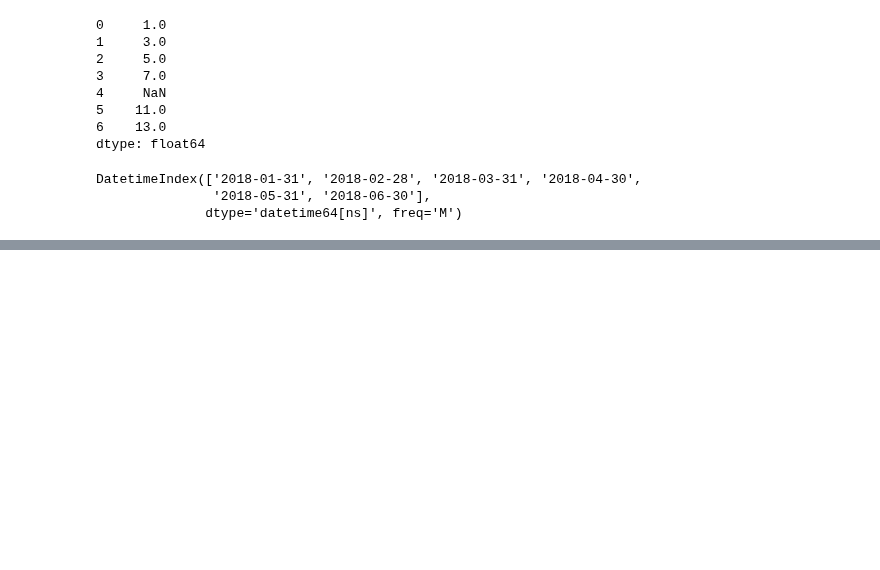
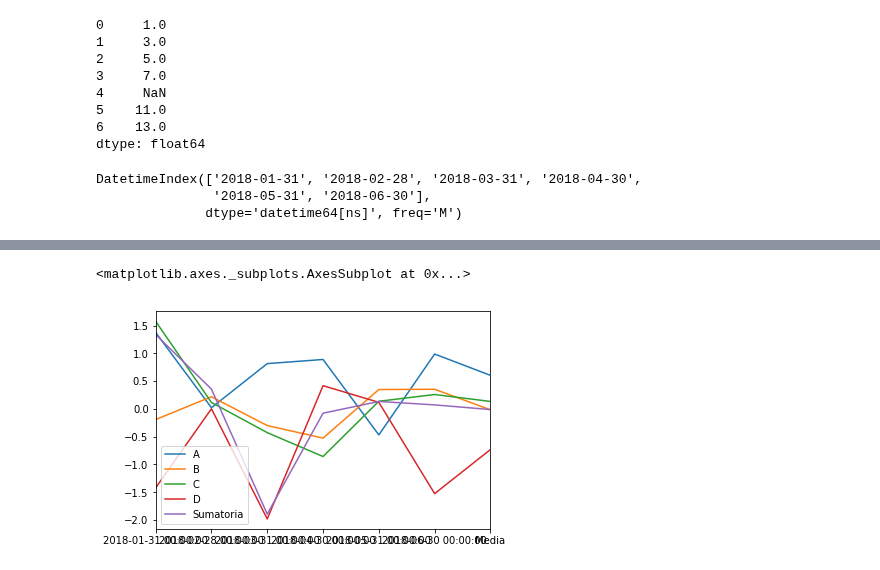
Before and after one commit to richiprieto/CursoPython_v1, a Jupyter notebook: CursoPython.ipynb, the cells around one changed output, grey strips where cells are left out. Saved outputs shown, nothing was run; the diff lists cells and outputs as text; code cells hidden in the pictures; blank space fills up the shorter version.

```diff
--- a/CursoPython.ipynb
+++ b/CursoPython.ipynb
@@ -485,0 +522,6 @@ dataFrame.iloc[1:5,1:4]
+# %%
+#Grafica tipo linea
+dataFrame.plot(kind='line')
+# %% [output]
+<matplotlib.axes._subplots.AxesSubplot at 0x...>
+[figure, added]
```
Also changed, not shown: parts of 14 cells of this notebook.
